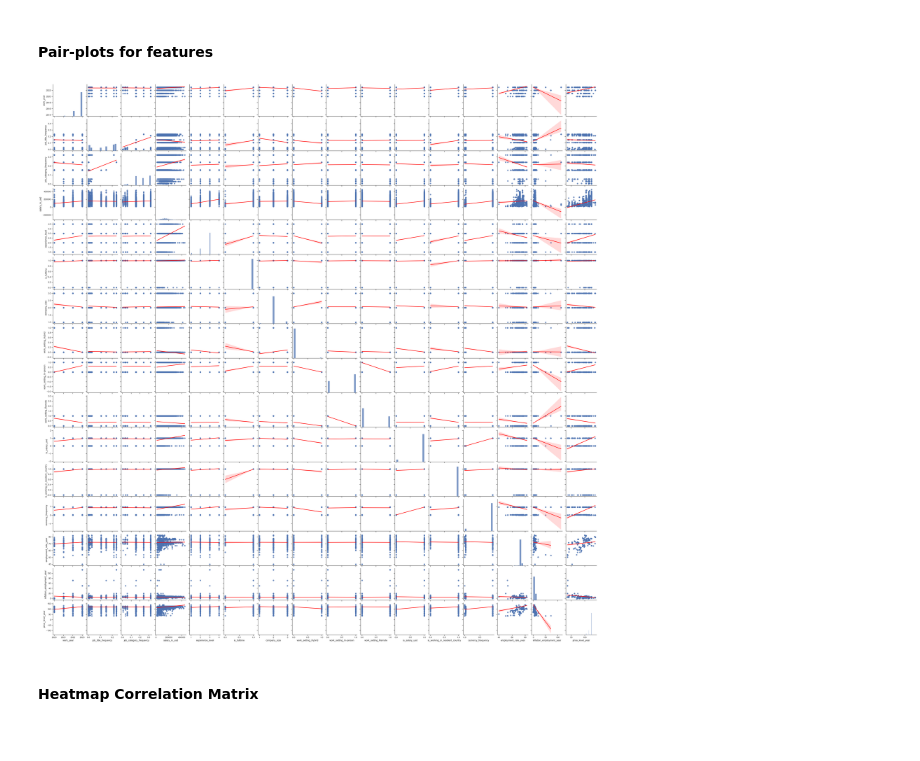
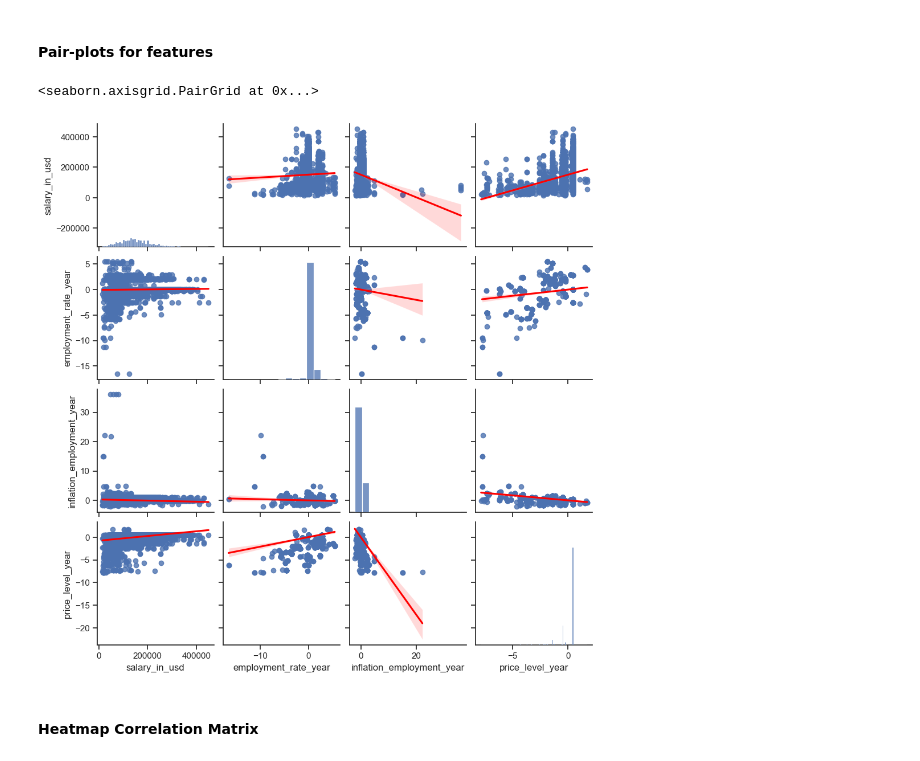
Before and after one commit to TheCrimsonNeV0/salary-data-project, a Jupyter notebook: project/report.ipynb, the cells around one changed output. Saved outputs shown, nothing was run; the diff lists cells and outputs as text; code cells hidden in the pictures.

```diff
--- a/project/report.ipynb
+++ b/project/report.ipynb
@@ -575,3 +637,5 @@ salary_data_encoded = salary_data_encoded.assign(inflation_employment_year = inf
+# %%
+salary_data_encoded = salary_data_encoded.assign(inflation_employment_year = standardized_inflations)
 # %% [markdown]
 ##### Use the price level data
 # %% [markdown]
@@ -586,5 +650,20 @@ for data in salary_data.iterrows():
     else:
         price_levels.append(np.nan)
     counter += 1
-
-salary_data_encoded = salary_data_encoded.assign(price_level_year = price_levels)
+# %%
+np_price_levels = np.array(price_levels)
+
+min_value = np.nanmin(np_price_levels)
+print("Minimum value: ", min_value)
+max_value = np.nanmax(np_price_levels)
+print("Maximum value: ", max_value)
+normalized_price_levels = (np_price_levels - min_value) / (max_value - min_value)
+
+mean_value = np.nanmean(np_price_levels)
+print("Mean value: ", mean_value)
+std_dev = np.nanstd(np_price_levels)
+print("Standard Deviation: ", std_dev)
+standardized_price_levels = (np_price_levels - mean_value) / std_dev
+
+print("Normalized: ", pd.DataFrame(normalized_price_levels).plot())
+print("Standardized: ", pd.DataFrame(standardized_price_levels).plot())
@@ -591,3 +679,5 @@ salary_data_encoded = salary_data_encoded.assign(price_level_year = price_levels
+# %%
+salary_data_encoded = salary_data_encoded.assign(price_level_year = standardized_price_levels)
 # %% [markdown]
 #### Display Dataset Summary
 # %%
@@ -769,9 +859,11 @@ Name: company_size, dtype: object
 #### Pair-plots for features
 # %%
 sns.set(style="ticks", color_codes=True)
-sns.pairplot(salary_data_encoded, kind="reg", plot_kws={'line_kws':{'color':'red'}});
+sns.pairplot(salary_data_encoded.loc[:, ["salary_in_usd", "employment_rate_year",
+                                         "inflation_employment_year", "price_level_year"]], kind="reg", plot_kws={'line_kws':{'color':'red'}})
 # %% [output]
+<seaborn.axisgrid.PairGrid at 0x...>
-[figure, old version]
+[figure, new version]
 # %% [markdown]
 #### Heatmap Correlation Matrix
 # %%
```
Also changed, not shown: parts of 24 cells of this notebook.
